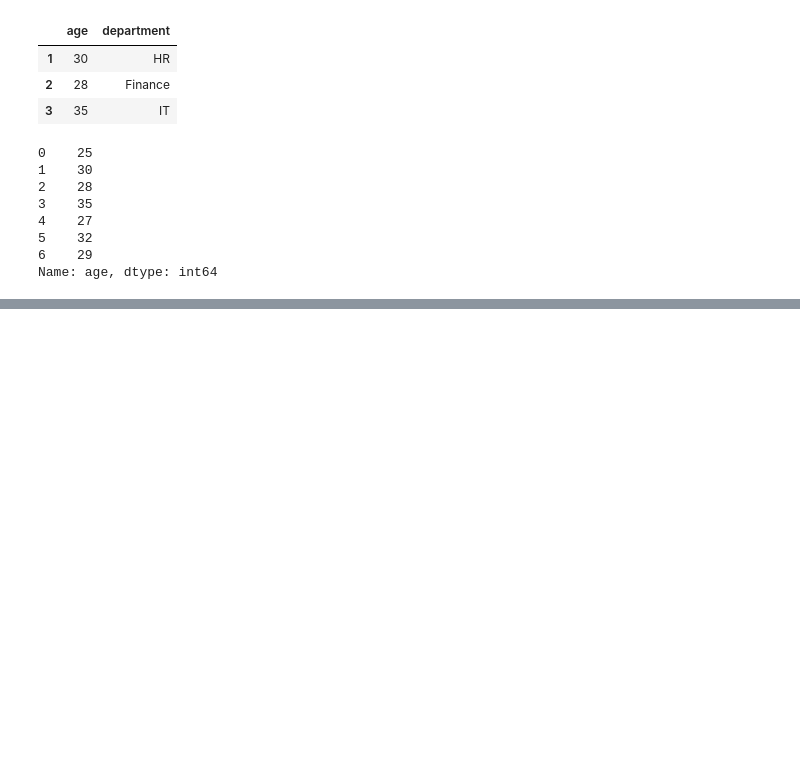
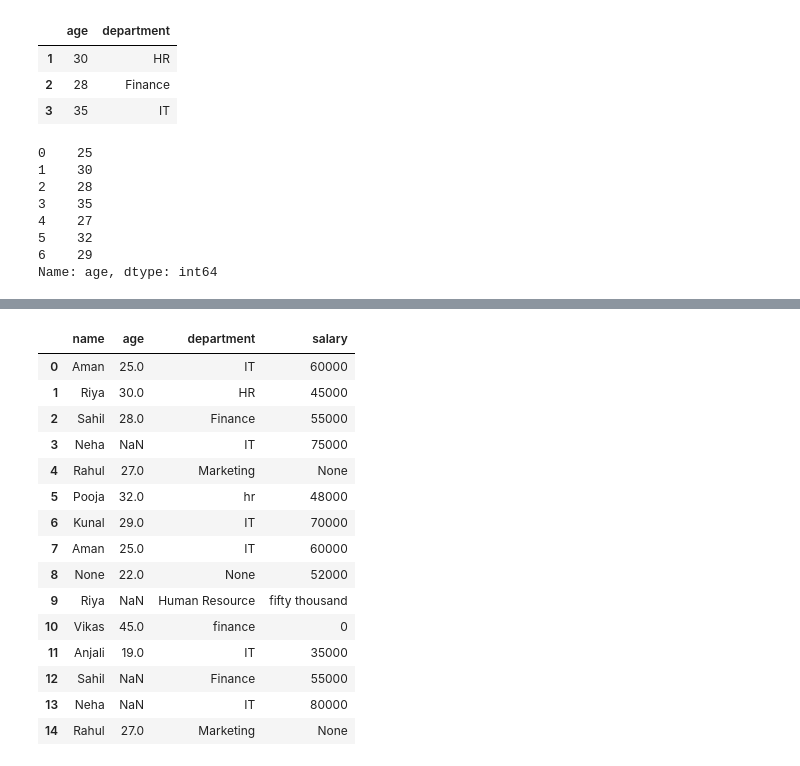
Before and after one commit to Ankit5641/PYTHON-, a Jupyter notebook: zero to pandas.ipynb, the cells around one changed output, grey strips where cells are left out. Drawn from its saved outputs; the diff is of its cells as text; code cells hidden in the pictures; blank space fills up the shorter version.

```diff
--- a/zero to pandas.ipynb
+++ b/zero to pandas.ipynb
@@ -817,0 +1039,5 @@ df
+# %%
+df["age"] = pd.to_numeric(df["age"], errors="coerce")
+
+df.loc[(df["age"] < 0) | (df["age"] > 100), "age"] = None
+age_cleaned = df["age"].fillna(df["age"].mean())
@@ -817,0 +1063,19 @@ df
+# %%
+df
+# %% [output]
+|  | name | age | department | salary |
+| 0 | Aman | 25.0 | IT | 60000 |
+| 1 | Riya | 30.0 | HR | 45000 |
+| 2 | Sahil | 28.0 | Finance | 55000 |
+| 3 | Neha | NaN | IT | 75000 |
+| 4 | Rahul | 27.0 | Marketing | None |
+| 5 | Pooja | 32.0 | hr | 48000 |
+| 6 | Kunal | 29.0 | IT | 70000 |
+| 7 | Aman | 25.0 | IT | 60000 |
+| 8 | None | 22.0 | None | 52000 |
+| 9 | Riya | NaN | Human Resource | fifty thousand |
+| 10 | Vikas | 45.0 | finance | 0 |
+| 11 | Anjali | 19.0 | IT | 35000 |
+| 12 | Sahil | NaN | Finance | 55000 |
+| 13 | Neha | NaN | IT | 80000 |
+| 14 | Rahul | 27.0 | Marketing | None |
```
Also changed, not shown: parts of 35 cells of this notebook.
